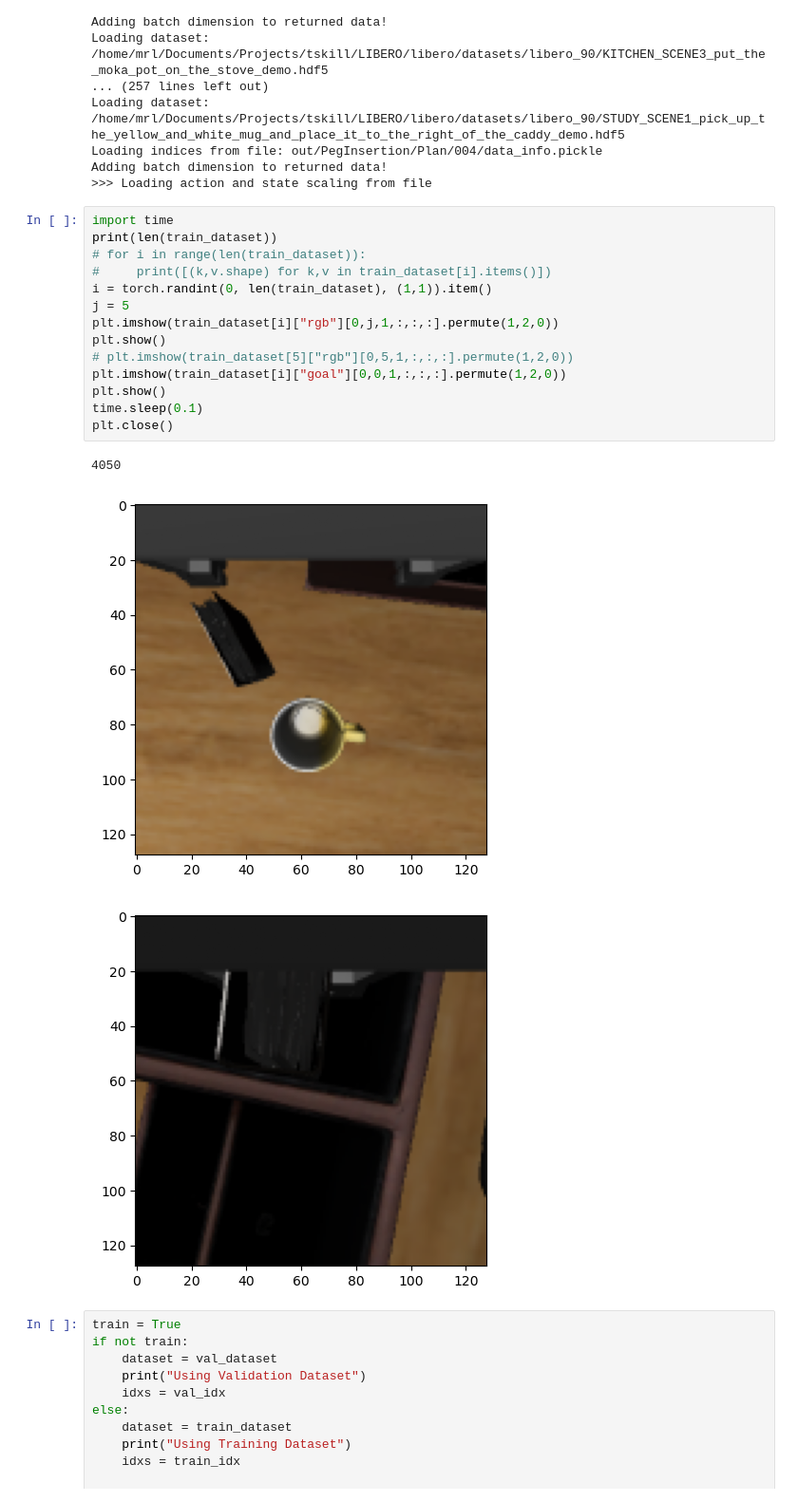
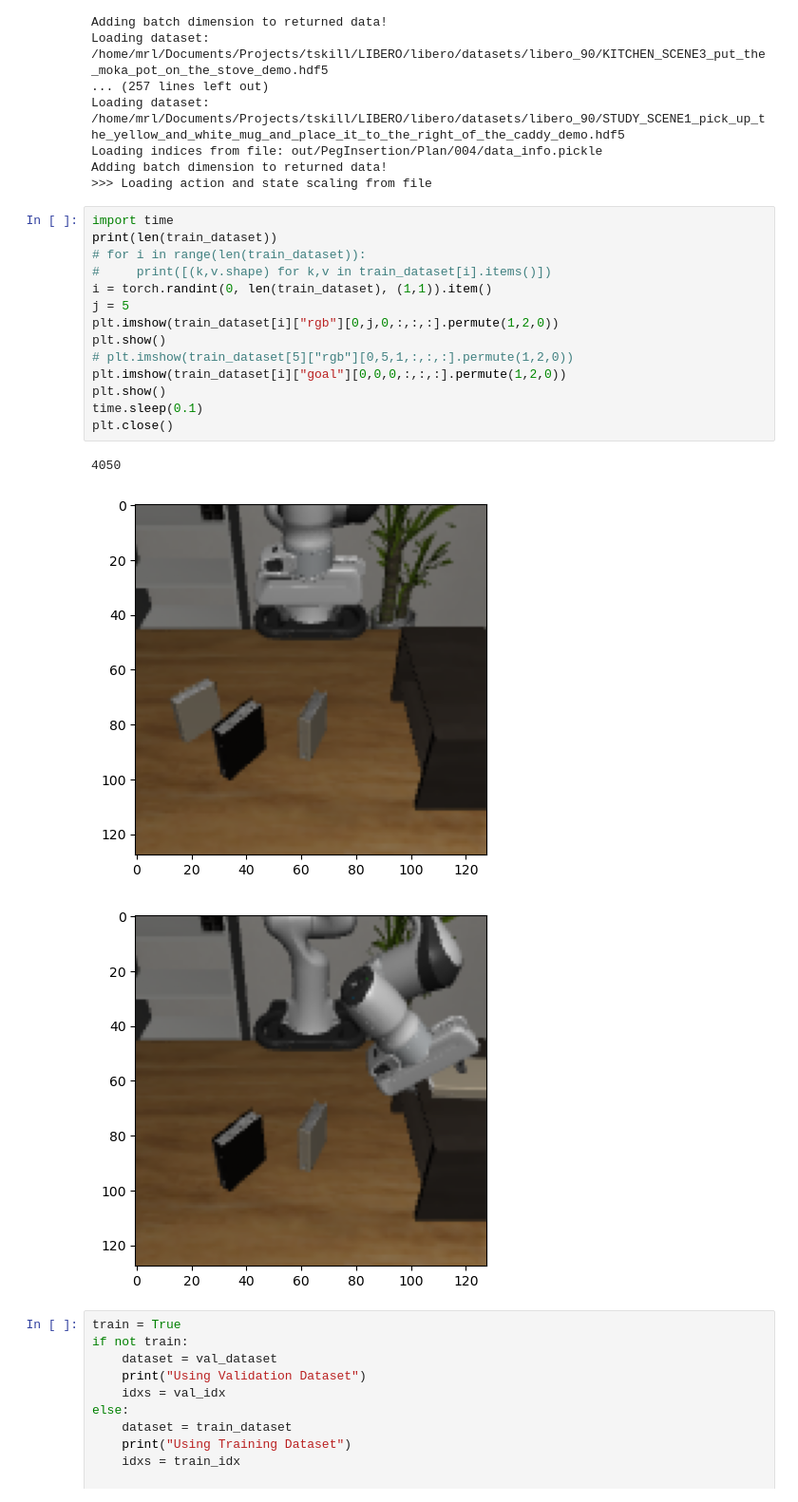
Before and after one commit to apalleiko/tskill, a Jupyter notebook: testing.ipynb, the cells around one changed output. Shown at 95% size. Drawn from its saved outputs; the diff is of its cells as text.

```diff
--- a/testing.ipynb
+++ b/testing.ipynb
@@ -68,21 +68,21 @@ Adding batch dimension to returned data!
 # %%
 import time
 print(len(train_dataset))
 # for i in range(len(train_dataset)):
 #     print([(k,v.shape) for k,v in train_dataset[i].items()])
 i = torch.randint(0, len(train_dataset), (1,1)).item()
 j = 5
-plt.imshow(train_dataset[i]["rgb"][0,j,1,:,:,:].permute(1,2,0))
+plt.imshow(train_dataset[i]["rgb"][0,j,0,:,:,:].permute(1,2,0))
 plt.show()
 # plt.imshow(train_dataset[5]["rgb"][0,5,1,:,:,:].permute(1,2,0))
-plt.imshow(train_dataset[i]["goal"][0,0,1,:,:,:].permute(1,2,0))
+plt.imshow(train_dataset[i]["goal"][0,0,0,:,:,:].permute(1,2,0))
 plt.show()
 time.sleep(0.1)
 plt.close()
 # %% [output]
 4050
-[figure, old version]
+[figure, new version]
-[figure, old version]
+[figure, new version]
 # %%
 train = True
 if not train:
```
Also changed, not shown: 9 other files.
